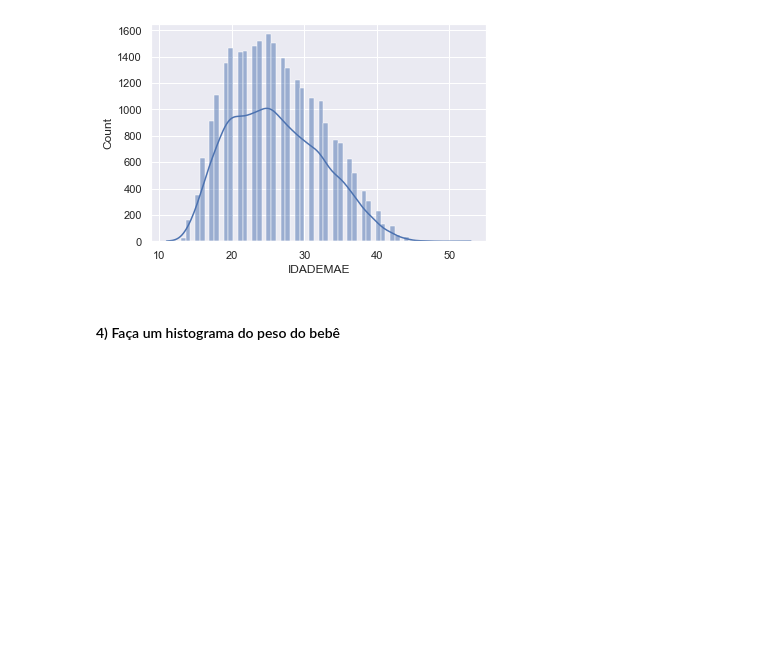
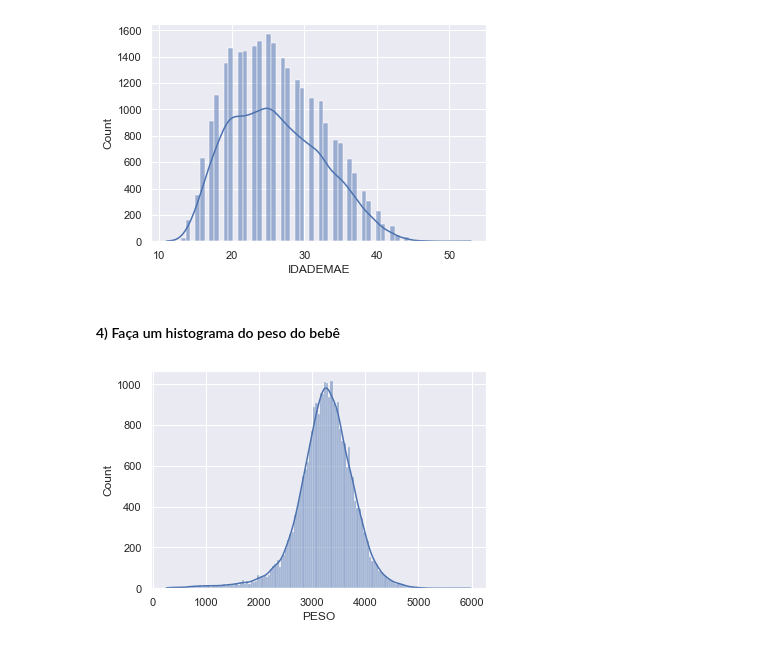
Before and after one commit to njuliacsouza/_projetosEBAC, a Jupyter notebook: Atividade Módulo 6/Exercício 2/mod06 Tarefa 2.ipynb, the cells around one changed output. Cells and saved outputs as stored; diff of their text form; code cells hidden in the pictures; blank space fills up the shorter version.

```diff
--- a/Atividade Módulo 6/Exercício 2/mod06 Tarefa 2.ipynb
+++ b/Atividade Módulo 6/Exercício 2/mod06 Tarefa 2.ipynb
@@ -56,3 +56,7 @@ srn.histplot(x=dataset['IDADEMAE'], kde=True);
 [figure]
 # %% [markdown]
 #### 4) Faça um histograma do peso do bebê
+# %%
+srn.histplot(x=dataset['PESO'], kde=True);
+# %% [output]
+[figure, added]
```
